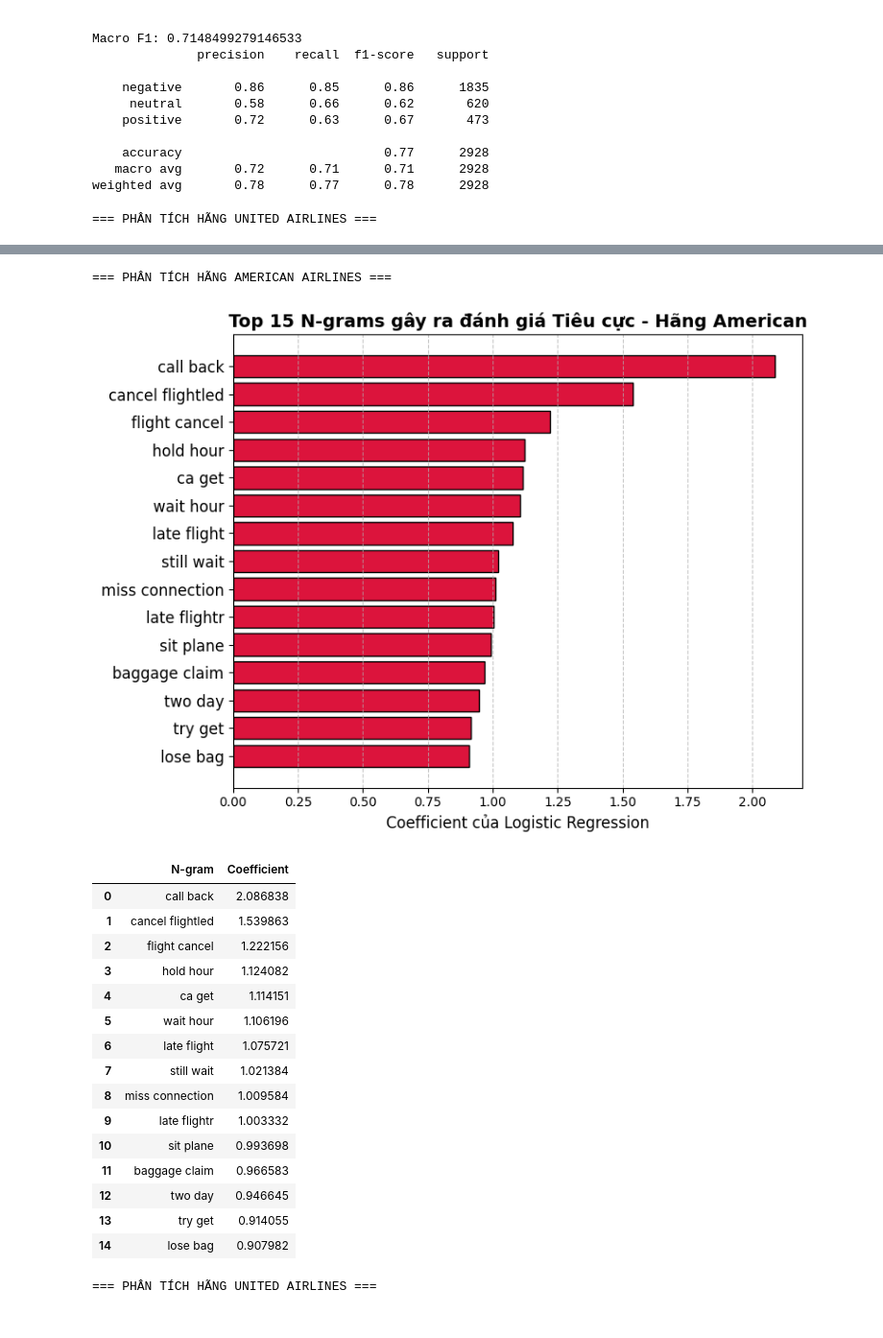
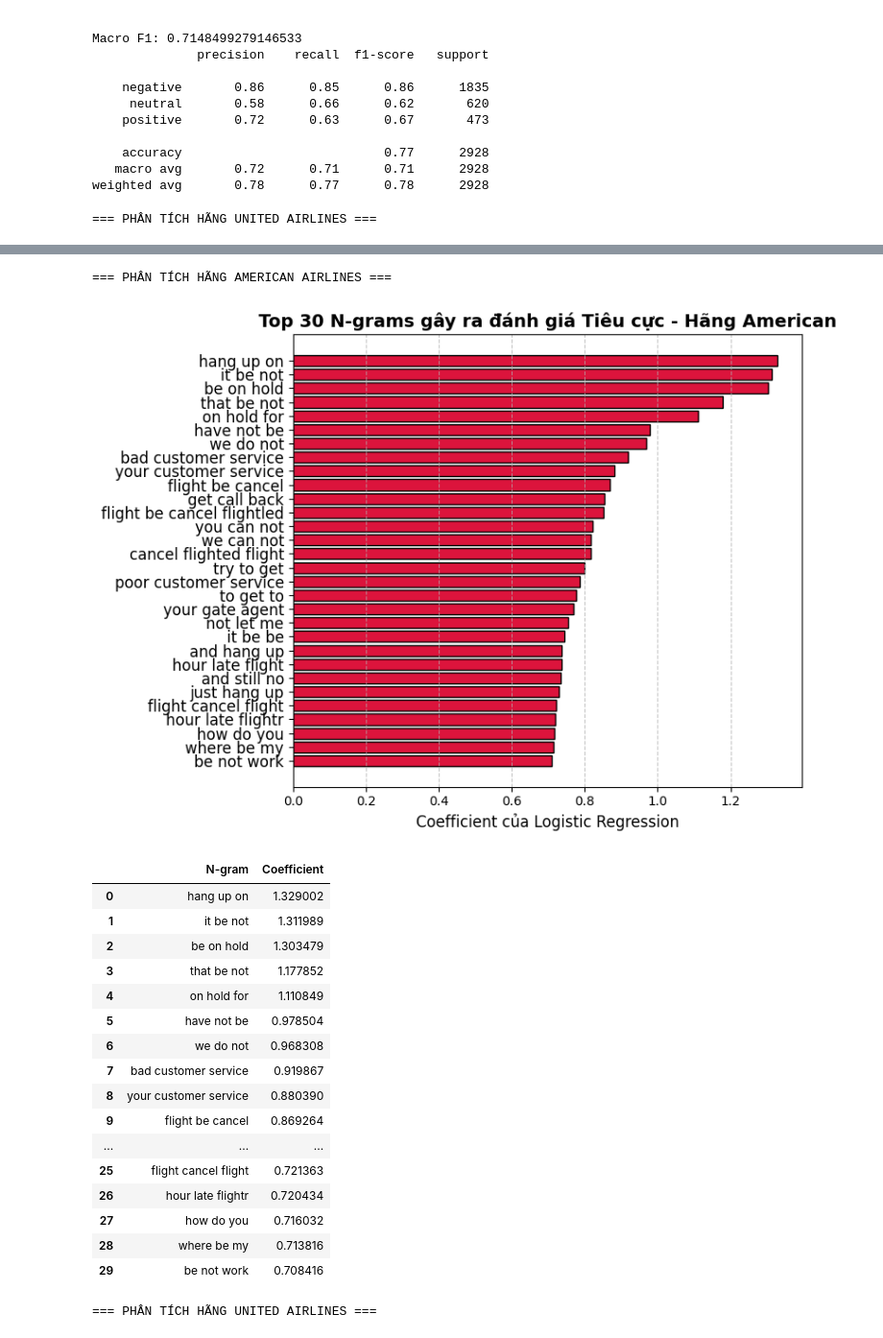
Before and after one commit to beanstalklab/Airline-Sentiment, a Jupyter notebook: notebook/final.ipynb, the cells around one changed output, grey strips where cells are left out. Shown at 96% size. Cells and saved outputs as stored; diff of their text form; code cells hidden in the pictures.

```diff
--- a/notebook/final.ipynb
+++ b/notebook/final.ipynb
@@ -887,7 +1661,7 @@ def plot_top_negative_ngrams(df, airline_name, top_n=15):
     y = df_airline['airline_sentiment']
 
     # 2. Vector hóa bằng TF-IDF (ngrams 1 và 2 như yêu cầu đề bài)
-    tfidf = TfidfVectorizer(ngram_range=(2, 3), max_features=5000)
+    tfidf = TfidfVectorizer(ngram_range=(3, 4), max_features=5000)
     X_tfidf = tfidf.fit_transform(X_text)
 
     # 3. Huấn luyện Logistic Regression
@@ -926,12 +1700,12 @@ def plot_top_negative_ngrams(df, airline_name, top_n=15):
 
 # Khởi chạy cho United Airlines
 print("=== PHÂN TÍCH HÃNG UNITED AIRLINES ===")
-united_top_ngrams = plot_top_negative_ngrams(df, 'United', top_n=15)
+united_top_ngrams = plot_top_negative_ngrams(df, 'United', top_n=30)
 display(united_top_ngrams)
 
 # Khởi chạy cho American Airlines
 print("\n=== PHÂN TÍCH HÃNG AMERICAN AIRLINES ===")
-american_top_ngrams = plot_top_negative_ngrams(df, 'American', top_n=15)
+american_top_ngrams = plot_top_negative_ngrams(df, 'American', top_n=30)
 display(american_top_ngrams)
 # %% [output]
 === PHÂN TÍCH HÃNG UNITED AIRLINES ===
@@ -955,21 +1730,22 @@ display(american_top_ngrams)
 === PHÂN TÍCH HÃNG AMERICAN AIRLINES ===
-[figure, old version]
+[figure, new version]
 |  | N-gram | Coefficient |
-| 0 | call back | 2.086838 |
-| 1 | cancel flightled | 1.539863 |
-| 2 | flight cancel | 1.222156 |
-| 3 | hold hour | 1.124082 |
-| 4 | ca get | 1.114151 |
-| 5 | wait hour | 1.106196 |
-| 6 | late flight | 1.075721 |
-| 7 | still wait | 1.021384 |
-| 8 | miss connection | 1.009584 |
-| 9 | late flightr | 1.003332 |
-| 10 | sit plane | 0.993698 |
-| 11 | baggage claim | 0.966583 |
-| 12 | two day | 0.946645 |
-| 13 | try get | 0.914055 |
-| 14 | lose bag | 0.907982 |
+| 0 | hang up on | 1.329002 |
+| 1 | it be not | 1.311989 |
+| 2 | be on hold | 1.303479 |
+| 3 | that be not | 1.177852 |
+| 4 | on hold for | 1.110849 |
+| 5 | have not be | 0.978504 |
+| 6 | we do not | 0.968308 |
+| 7 | bad customer service | 0.919867 |
+| 8 | your customer service | 0.880390 |
+| 9 | flight be cancel | 0.869264 |
+| ... | ... | ... |
+| 25 | flight cancel flight | 0.721363 |
+| 26 | hour late flightr | 0.720434 |
+| 27 | how do you | 0.716032 |
+| 28 | where be my | 0.713816 |
+| 29 | be not work | 0.708416 |
 # %%
 from sklearn.feature_extraction.text import TfidfVectorizer
 from sklearn.ensemble import RandomForestClassifier # ĐỔI SANG MÔ HÌNH RANDOM FOREST
```
Also changed, not shown: parts of 63 cells of this notebook, 1 other file.
